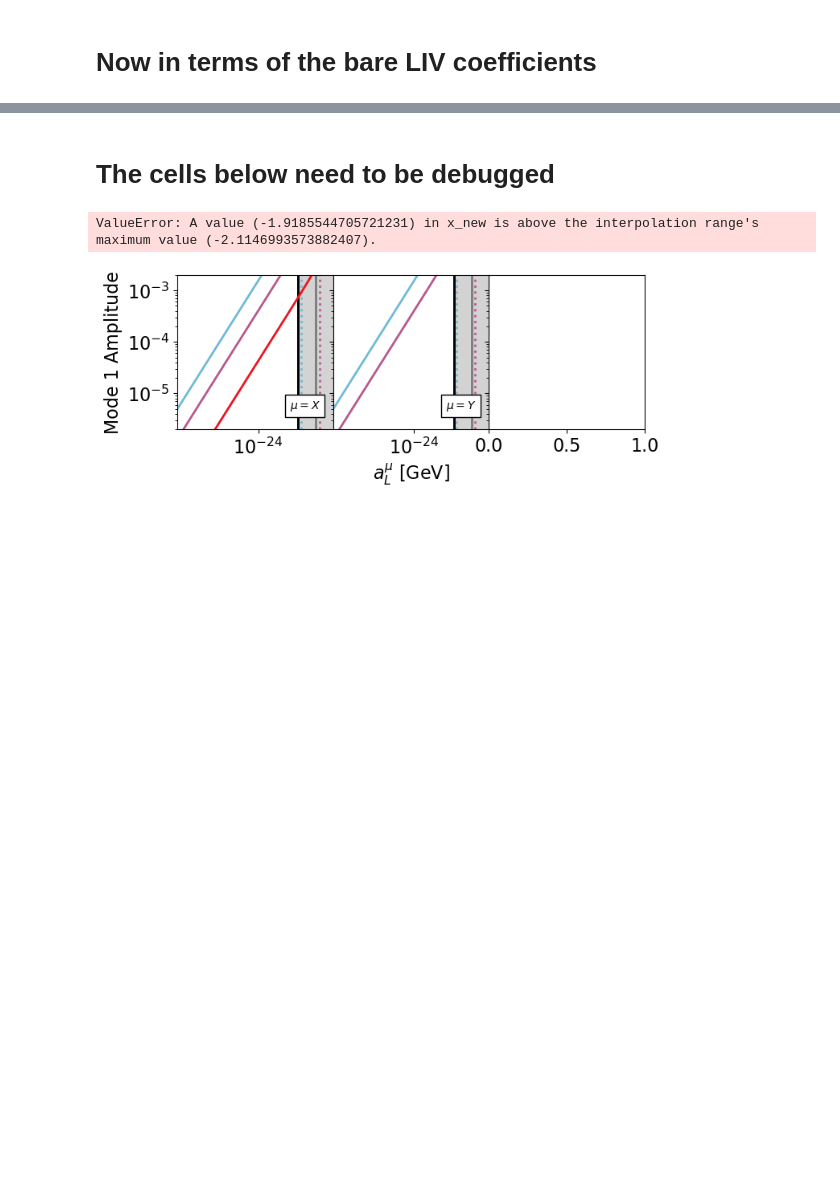
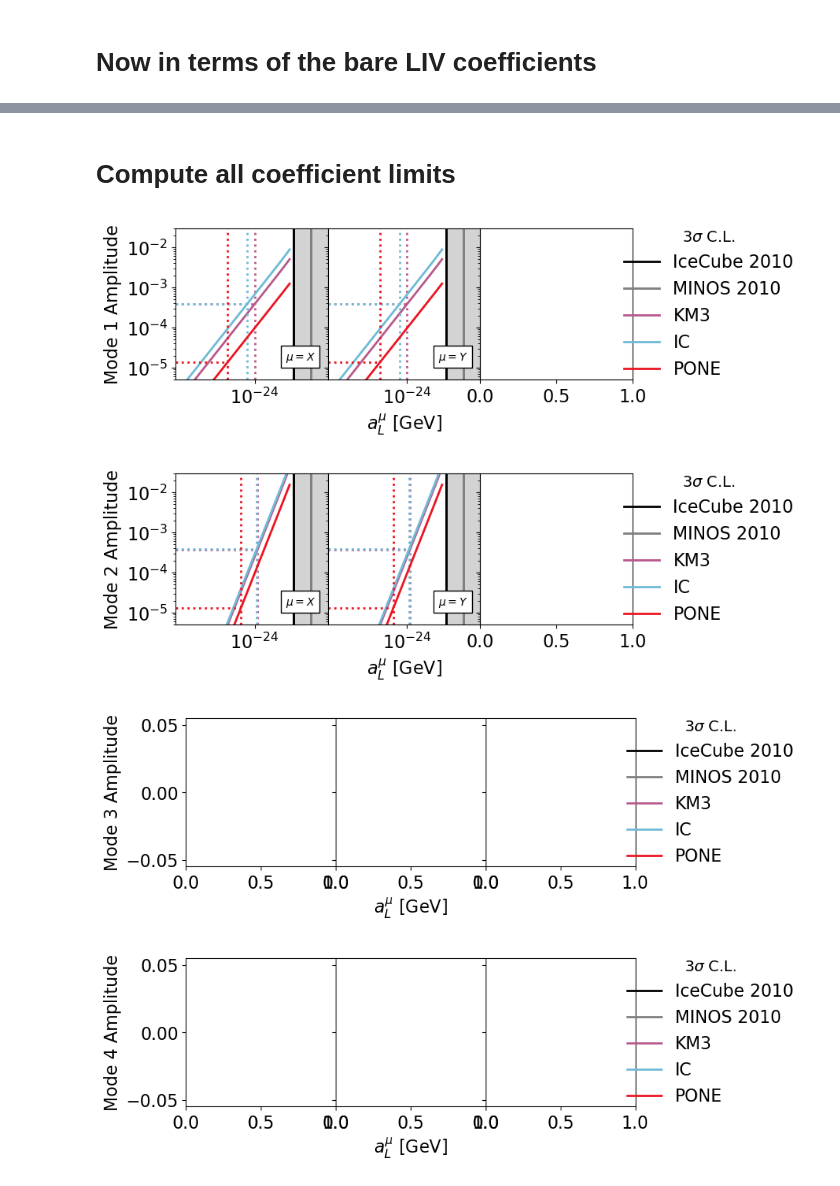
Before and after one commit to nickkamp1/NuTelescopeMuCollider, a Jupyter notebook: LorentzViolationSidereal_Analysis.ipynb, the cells around one changed output, grey strips where cells are left out. Drawn from its saved outputs; the diff is of its cells as text; code cells hidden in the pictures; blank space fills up the shorter version.

```diff
--- a/LorentzViolationSidereal_Analysis.ipynb
+++ b/LorentzViolationSidereal_Analysis.ipynb
@@ -201,12 +204,15 @@ for exp in experiment_list:
     tau_fig,tau_ax = plt.subplots(2,1)#,sharex=True)
     #tau_fig.subplots_adjust(hspace=0)
     mu_events_null = (nEvents_dict[exp]/nBins)*osc_prob(baseline_list[exp],t_bin_centers,Emean=avg_energy_dict[exp])
-    tau_events_null = (nEvents_dict[exp]/nBins)*(1-osc_prob(baseline_list[exp],t_bin_centers,Emean=avg_energy_dict[exp]))*tau_efficiency
+    tau_events_null = (nEvents_dict[exp]/nBins)*(1-osc_prob(baseline_list[exp],t_bin_centers,Emean=avg_energy_dict[exp]))
+    tau_events_total = tau_events_null / tau_sb
+    tau_events_bkg = tau_events_total - tau_events_null
     mu_mode2_amps[exp] = []
     tau_mode2_amps[exp] = []
     for Ac in Ac_list:
         mu_events = (nEvents_dict[exp]/nBins)*osc_prob(baseline_list[exp],t_bin_centers,Emean=avg_energy_dict[exp],Ac=Ac)
-        tau_events = (nEvents_dict[exp]/nBins)*(1-osc_prob(baseline_list[exp],t_bin_centers,Emean=avg_energy_dict[exp],Ac=Ac))*tau_efficiency
+        tau_events = (nEvents_dict[exp]/nBins)*(1-osc_prob(baseline_list[exp],t_bin_centers,Emean=avg_energy_dict[exp],Ac=Ac))
+        tau_events += tau_events_bkg
         # fft = np.abs(np.abs(np.fft.fft(events)))[:int(nBins/2)-1]
         # amp[0] = fft[0]/nBins
         # amp[1:] = 2*fft[1:]/nBins
@@ -217,7 +223,7 @@ for exp in experiment_list:
         mu_ax[1].plot(amp,label="%1.1e"%Ac)
         amp = get_amplitudes(tau_events)
         tau_mode2_amps[exp].append(amp[1])
-        tau_ax[0].errorbar(t_bin_centers,tau_events/tau_events_null,xerr=(t_bins[1]-t_bins[0])/2,yerr=np.sqrt(tau_events)/tau_events_null,capsize=3)
+        tau_ax[0].errorbar(t_bin_centers,tau_events/tau_events_total,xerr=(t_bins[1]-t_bins[0])/2,yerr=np.sqrt(tau_events)/tau_events_total,capsize=3)
         tau_ax[1].plot(amp,label="%1.1e"%Ac)
     mu_ax[1].legend(ncol=2,title=r"%s $A_c$"%exp)
     #mu_ax[0].semilogy()
@@ -257,7 +263,7 @@ for exp in experiment_list:
                 Ac_upper_limit) in enumerate(zip([mu_mode2_amps[exp],tau_mode2_amps[exp]],
                                                  [exp_mu_sensitivities,exp_tau_sensitivities],
                                                  [Ac_mu_upper_limit,Ac_tau_upper_limit])):
-        plt.plot(Ac_list,mode2_amps,label=exp if i_flav==0 else None,color=color_list[exp],ls="--" if i_flav==1 else "-")
+        plt.plot(Ac_list,mode2_amps,label=experiment_names[exp] if i_flav==0 else None,color=color_list[exp],ls="--" if i_flav==1 else "-")
         for quantile in sensitivity_quantiles:
             Ac_interp = interp1d(np.log10(mode2_amps),np.log10(Ac_list))
             amp_upper_limit = exp_sensitivities[(exp,1)][quantile]
@@ -274,11 +280,11 @@ plt.xlabel(r"$\mathcal{A}_c~[{\rm GeV}]$")
 plt.ylabel("Mode 1 Amplitude")
 plt.loglog()
 plt.xlim(Ac_list[0],Ac_list[-1])
-plt.ylim(1e-7,1)
+plt.ylim(1e-7,0.3)
 plt.text(.01, .99, r"$E_{\mu^-} = %d\,{\rm TeV}$"%(Emuon/1e3), ha='left', va='top', transform=plt.gca().transAxes,fontsize=16)
 if nYears==1: plt.text(.25, .99, r"%d year"%(nYears), ha='left', va='top', transform=plt.gca().transAxes,fontsize=16)
 else: plt.text(.25, .99, r"%d years"%(nYears), ha='left', va='top', transform=plt.gca().transAxes,fontsize=16)
-plt.text(.01, .89, r'$\epsilon(\nu_\tau) = %1.1f$'%(tau_efficiency), ha='left', va='top', transform=plt.gca().transAxes,fontsize=16)
+plt.text(.01, .89, r'S/B$(\nu_\tau) = %1.1f$'%(tau_sb), ha='left', va='top', transform=plt.gca().transAxes,fontsize=16)
 plt.plot([],[],ls="-",label=r"$\nu_\mu$",color="black")
 plt.plot([],[],ls="--",label=r"$\nu_\tau$",color="black")
 plt.plot([],[],ls=":",label=r"$90\%$ C.L.",color="black")
@@ -459,7 +482,7 @@ if Emuon==5e3:
 elif Emuon==50e3:
     amplitude_bins = np.logspace(-6.5,-3.3,200)
 amplitdue_bw = amplitude_bins[1:] - amplitude_bins[:-1]
-plt.plot([],[],color="black",ls="-",label=r"$c_L^{TY} = %s$"%(latex_float(mu_cL_vec[0,2])))
+plt.plot([],[],color="black",ls="-",label=r"$c_L^{TX} = %s$"%(latex_float(mu_cL_vec[0,1])))
 plt.plot([],[],color="black",ls=":",label="Sensitivity")
 for exp in experiment_list:
     rates,_ = np.histogram(mu_amplitudes[exp][:,mode],bins=amplitude_bins)
@@ -497,11 +520,11 @@ plt.show()
 
 mode = 1
 if Emuon==5e3:
-    amplitude_bins = np.logspace(-3,-0.5,200)
+    amplitude_bins = np.logspace(-4.5,-1.5,200)
 elif Emuon==50e3:
     amplitude_bins = np.logspace(-6.5,-3.3,200)
 amplitdue_bw = amplitude_bins[1:] - amplitude_bins[:-1]
-plt.plot([],[],color="black",ls="-",label=r"$c_L^{TY} = %s$"%(latex_float(tau_cL_vec[0,2])))
+plt.plot([],[],color="black",ls="-",label=r"$c_L^{TX} = %s$"%(latex_float(tau_cL_vec[0,1])))
 plt.plot([],[],color="black",ls=":",label="Sensitivity")
 for exp in experiment_list:
     rates,_ = np.histogram(tau_amplitudes[exp][:,mode],bins=amplitude_bins)
@@ -527,7 +550,7 @@ plt.ylim(1e-4,1)
 plt.ylabel("Probability")
 plt.xlabel("Mode %d Amplitude"%mode)
 plt.text(.01, .99, r"$\nu_\tau$ Sample", ha='left', va='top', transform=plt.gca().transAxes,fontsize=16)
-plt.text(.01, .89, r"$\epsilon(\nu_\tau) = %1.1f$"%tau_efficiency, ha='left', va='top', transform=plt.gca().transAxes,fontsize=16)
+plt.text(.01, .89, r"S/B$(\nu_\tau) = %1.1f$"%tau_sb, ha='left', va='top', transform=plt.gca().transAxes,fontsize=16)
 plt.text(.01, .79, r"$E_{\mu^-} = %d\,{\rm TeV}$"%(Emuon/1e3), ha='left', va='top', transform=plt.gca().transAxes,fontsize=16)
 plt.text(.01, .69, r"T = %d year"%(nYears), ha='left', va='top', transform=plt.gca().transAxes,fontsize=16)
 
@@ -591,7 +631,12 @@ Warning! We are not in the short baseline regime. perturbation term reaches 1.1
 def plot_upper_limit(amp_uppper_limit,
                      coeff_points,
                      amp_points,
-                     ax,color):
+                     ax,color,
+                     coeff_limit = None):
+    if coeff_limit is not None:
+        coeff_mask = coeff_points<coeff_limit
+        amp_points = np.array(amp_points)[coeff_mask]
+        coeff_points = np.array(coeff_points)[coeff_mask]
     coeff_interp = interp1d(np.log10(amp_points),np.log10(coeff_points))
     coeff_upper_limit = 10**coeff_interp(np.log10(amp_upper_limit))
     ax.plot([coeff_points[0],coeff_upper_limit],
@@ -627,7 +672,7 @@ MINOS_upper_limit_cL = {(0,1):0.5e-23,
 
 aL_max = 2e-22
 cL_max = 2e-22
-amp_min = 2e-6
-amp_max = 2e-3
+amp_min = 5e-6
+amp_max = 3e-2
 # %%
 
@@ -696,5 +745,5 @@ plt.show()
 # %% [markdown]
-# The cells below need to be debugged
+# Compute all coefficient limits
 # %%
 modes = [1,2,3,4]
 
@@ -710,11 +759,11 @@ for mode in modes:
     ax[-1].plot([],[],color="black",ls="-",label="IceCube 2010")
     ax[-1].plot([],[],color="gray",ls="-",label="MINOS 2010")
     for exp in experiment_list:
-        amp_upper_limit = exp_sensitivities[(exp,mode)][sens_level]
+        amp_upper_limit = exp_mu_sensitivities[(exp,mode)][sens_level]
         ax[-1].plot([],[],color=color_list[exp],label=exp)
         for pos in [1,2,3]:
-            amps_per_aL = [aL_amps[(exp,pos,aL)][mode] for aL in aL_range]
-            if (amps_per_aL[-1]/amps_per_cL[0] < 10): continue
+            amps_per_aL = [mu_aL_amps[(exp,pos,aL)][mode] for aL in aL_range]
+            if (amps_per_aL[-1]/amps_per_aL[0] < 100 or amps_per_aL[0]==0): continue
             ax[pos-1].plot(aL_range,amps_per_aL,color=color_list[exp])
             aL_constraints[exp][mode][pos] = plot_upper_limit(amp_upper_limit,aL_range,amps_per_aL,ax[pos-1],color_list[exp])
 
@@ -760,12 +809,13 @@ for mode in [1,2,3,4]:
     ax[0,0].plot([],[],color="black",ls="-",label="IceCube 2010")
     ax[0,0].plot([],[],color="gray",ls="-",label="MINOS 2010")
     for exp in experiment_list:
-        amp_upper_limit = exp_sensitivities[(exp,mode)][sens_level]
+        amp_upper_limit = exp_mu_sensitivities[(exp,mode)][sens_level]
         ax[0,0].plot([],[],color=color_list[exp],label=exp)
         for pos1 in range(4):
             for pos2 in range(4):
                 if pos1==0 and pos2==0: continue
-                amps_per_cL = [cL_amps[(exp,pos1,pos2,cL)][mode] for cL in cL_range]
+                amps_per_cL = [mu_cL_amps[(exp,pos1,pos2,cL)][mode] for cL in cL_range]
+
                 if (amps_per_cL[-1]/amps_per_cL[0] < 100): continue
                 try:
                     ax[pos1,pos2].plot(cL_range,amps_per_cL,color=color_list[exp])
@@ -775,32 +825,34 @@ for mode in [1,2,3,4]:
                     if (pos1,pos2) in IC_upper_limit_cL.keys():
                         ax[(pos1,pos2)].plot([IC_upper_limit_cL[(pos1,pos2)],IC_upper_limit_cL[(pos1,pos2)]],
                                        [amp_min,amp_max],color="black",ls="-")
                         ax[(pos1,pos2)].fill_betweenx([amp_min,amp_max],
                                                 x1=IC_upper_limit_cL[(pos1,pos2)],
                                                 x2=cL_max,
                                                 color="lightgray")
                     # MINOS limits
                     if (pos1,pos2) in MINOS_upper_limit_cL.keys():
                         ax[(pos1,pos2)].plot([MINOS_upper_limit_cL[(pos1,pos2)],MINOS_upper_limit_cL[(pos1,pos2)]],
                                        [amp_min,amp_max],color="gray",ls="-")
                         ax[(pos1,pos2)].fill_betweenx([amp_min,amp_max],
                                                 x1=MINOS_upper_limit_cL[(pos1,pos2)],
                                                 x2=cL_max,
                                                 color="lightgray")
 
                     if exp=="IC":
                         ax[pos1,pos2].text(0.82,0.15,r"$\mu = %s$"%lorentz_index[pos1]+"\n"+r"$\nu = %s$"%lorentz_index[pos2],
                                            horizontalalignment='center', verticalalignment='center',
                                            transform=ax[pos1,pos2].transAxes,
                                            bbox=dict(facecolor='white',edgecolor="black"))
                         ax[pos1,pos2].loglog()
                         ax[pos1,pos2].set_xlim(cL_range[0],cL_max)
                         ax[pos1,pos2].set_ylim(amp_min,amp_max)
                 except:
                     pass
     ax[0,0].legend(title=r"$3\sigma$ C.L.",loc="center")
     plt.savefig("figures/%dTeV/LV_cL_mode%d.pdf"%(Emuon/1e3,mode),dpi=100,bbox_inches='tight')
     plt.show()
 # %% [output]
-ValueError: A value (-1.9185544705721231) in x_new is above the interpolation range's maximum value (-2.1146993573882407).
-[figure, old version]
+[figure, new version]
+[figure, added]
+[figure, added]
+[figure, added]
```
Also changed, not shown: parts of 12 cells of this notebook, 32 other files.
